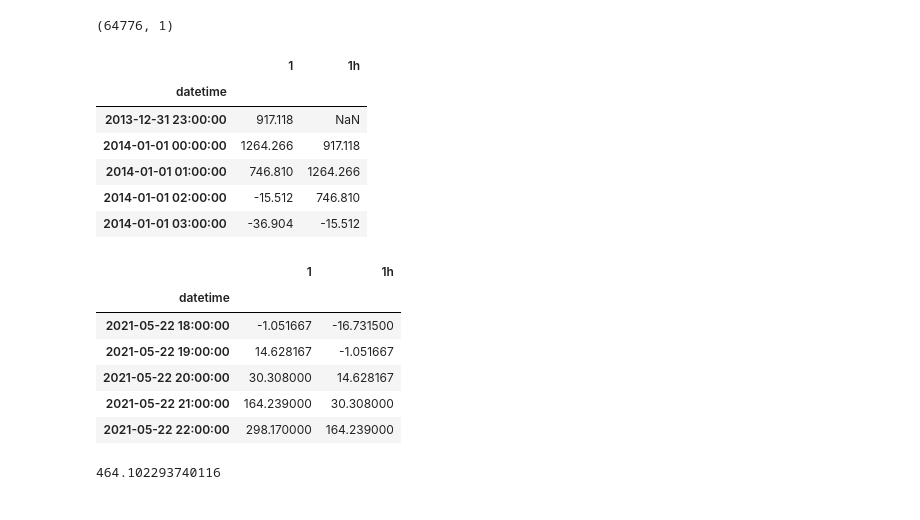
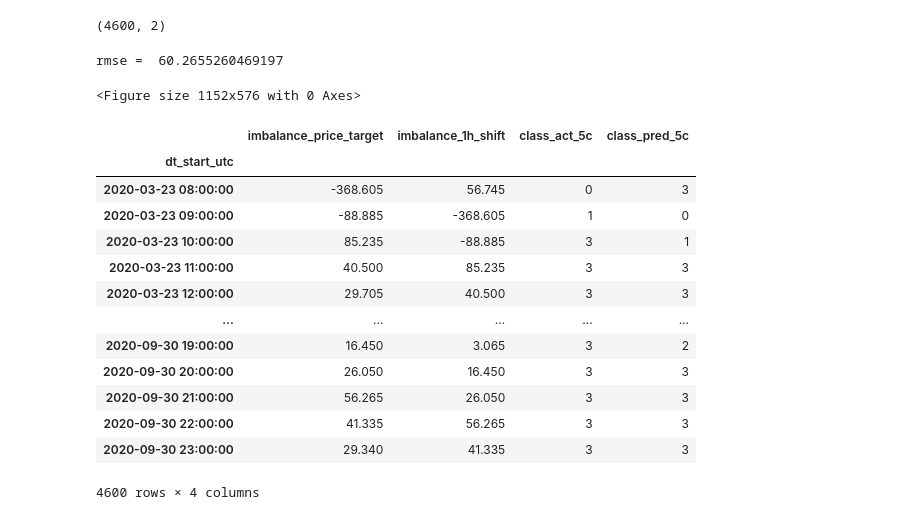
Before and after one commit to Windbenders/capstone_energy, a Jupyter notebook: notebooks/baseline_model.ipynb, the cells around one changed output. Cells and saved outputs as stored; diff of their text form; code cells hidden in the pictures.

Commit message:
notebooks baseline

```diff
--- a/notebooks/baseline_model.ipynb
+++ b/notebooks/baseline_model.ipynb
@@ -24,0 +41,2 @@ imb = imb.set_index('datetime')
+# %%
+test_2019['imbalance_1h_shift'] = test_2019['imbalance_price_target'].shift(1)
@@ -25,4 +53,6 @@ imb = imb.set_index('datetime')
+# %%
+test_2019.dropna(inplace=True)
 # %%
-imb.shape
+test_2019.shape
 # %% [output]
-(64776, 1)
+(4600, 2)
@@ -31,20 +58,0 @@ imb['1h'] = imb['1'].shift(1)
-# %%
-imb.head()
-# %% [output]
-|  | 1 | 1h |
-| datetime |  |  |
-| 2013-12-31 23:00:00 | 917.118 | NaN |
-| 2014-01-01 00:00:00 | 1264.266 | 917.118 |
-| 2014-01-01 01:00:00 | 746.810 | 1264.266 |
-| 2014-01-01 02:00:00 | -15.512 | 746.810 |
-| 2014-01-01 03:00:00 | -36.904 | -15.512 |
-# %%
-imb.tail()
-# %% [output]
-|  | 1 | 1h |
-| datetime |  |  |
-| 2021-05-22 18:00:00 | -1.051667 | -16.731500 |
-| 2021-05-22 19:00:00 | 14.628167 | -1.051667 |
-| 2021-05-22 20:00:00 | 30.308000 | 14.628167 |
-| 2021-05-22 21:00:00 | 164.239000 | 30.308000 |
-| 2021-05-22 22:00:00 | 298.170000 | 164.239000 |
@@ -57,5 +58,0 @@ test = imb.iloc[int(len(imb)*0.7):]
-# %%
-rmse = np.sqrt(mean_squared_error(test['1'], test['1h']))
-print(rmse)
-# %% [output]
-464.102293740116
@@ -61,0 +71,30 @@ print(rmse)
+# %%
+plot_forecast(test_2019)
+# %% [output]
+rmse =  60.2655260469197
+<Figure size 1152x576 with 0 Axes>
+# %%
+def get_forecast_classification(forecast_df):
+    # create dataframe of true and predicted values for  5 classes
+    forecast_df['class_act_5c'] = forecast_df['imbalance_price_target'].apply(lambda x: 0 if x < -100 else(1 if x < -5 else(2 if x <= 5 else(3 if x <= 100 else 4))))
+    forecast_df['class_pred_5c'] = forecast_df['imbalance_1h_shift'].apply(lambda x: 0 if x < -100 else(1 if x < -5 else(2 if x <= 5 else(3 if x <= 100 else 4))))
+    return forecast_df
+# %%
+df_forecast_baseline = get_forecast_classification(test_2019)
+# %%
+df_forecast_baseline
+# %% [output]
+|  | imbalance_price_target | imbalance_1h_shift | class_act_5c | class_pred_5c |
+| dt_start_utc |  |  |  |  |
+| 2020-03-23 08:00:00 | -368.605 | 56.745 | 0 | 3 |
+| 2020-03-23 09:00:00 | -88.885 | -368.605 | 1 | 0 |
+| 2020-03-23 10:00:00 | 85.235 | -88.885 | 3 | 1 |
+| 2020-03-23 11:00:00 | 40.500 | 85.235 | 3 | 3 |
+| 2020-03-23 12:00:00 | 29.705 | 40.500 | 3 | 3 |
+| ... | ... | ... | ... | ... |
+| 2020-09-30 19:00:00 | 16.450 | 3.065 | 3 | 2 |
+| 2020-09-30 20:00:00 | 26.050 | 16.450 | 3 | 3 |
+| 2020-09-30 21:00:00 | 56.265 | 26.050 | 3 | 3 |
+| 2020-09-30 22:00:00 | 41.335 | 56.265 | 3 | 3 |
+| 2020-09-30 23:00:00 | 29.340 | 41.335 | 3 | 3 |
+4600 rows × 4 columns
```
Also changed, not shown: parts of 20 cells of this notebook.
